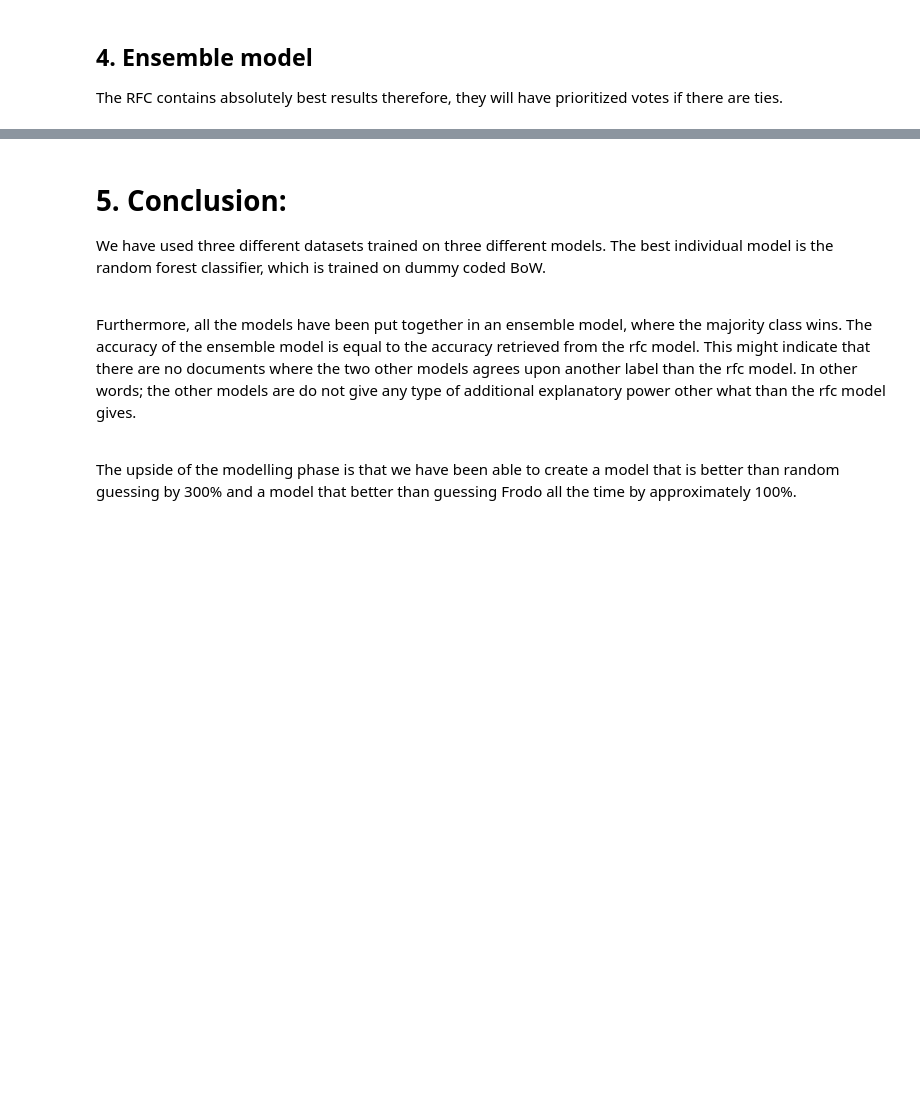
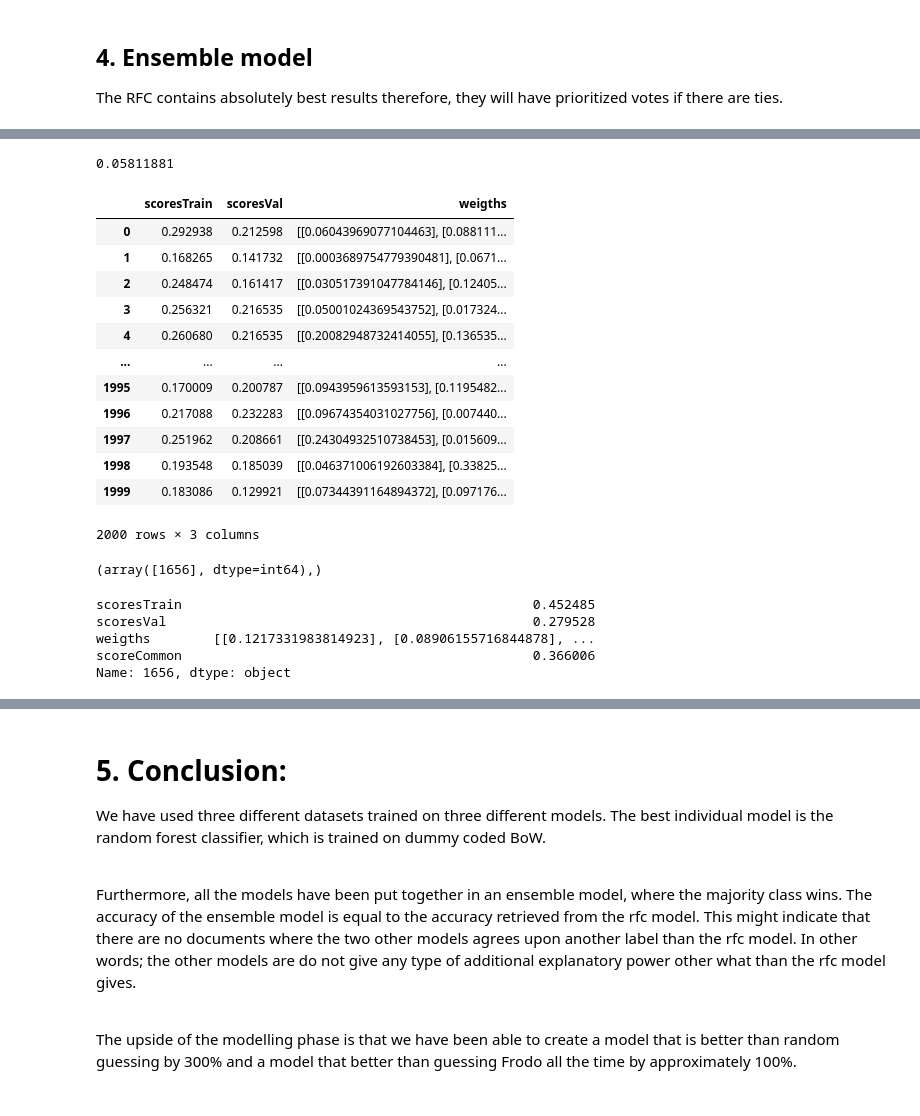
Before and after one commit to DataJakob/TDT4310-Intelligent-Textual-Analysis-And-Language-Understanding, a Jupyter notebook: model-and-eval.ipynb, the cells around one changed output, grey strips where cells are left out. Drawn from its saved outputs; the diff is of its cells as text; code cells hidden in the pictures; blank space fills up the shorter version.

```diff
--- a/model-and-eval.ipynb
+++ b/model-and-eval.ipynb
@@ -596,0 +630,5 @@ ACC(final_preds, A_tar_y)
+# %%
+bravo = str()
+for i in range(len(alfa)):
+    bravo +=' '
+    bravo += str(alfa[i])
@@ -596,0 +731,4 @@ ACC(final_preds, A_tar_y)
+# %%
+APtrain[0][0]
+# %% [output]
+0.05811881
@@ -596,0 +748,10 @@ ACC(final_preds, A_tar_y)
+# %%
+def part_B(P, target, weigths):
+
+    label_list = []
+    for i in range(len(P)):
+        prob = np.diag(P[i]) @ weigths
+        label = np.argmax(prob)
+        label_list.append(label)
+    score = ACC(label_list, target)
+    return [score, weigths]
@@ -596,0 +763,40 @@ ACC(final_preds, A_tar_y)
+# %%
+def part_C():
+    score_df = pd.DataFrame()
+
+    scoresTrain = []
+    scoresVal = []
+    weigths = []
+    for i in range(2000):
+        w = np.random.dirichlet(np.ones(10),size=1).T
+
+        first = part_A(APtrain, BPtrain, CPtrain)
+        second = part_B(first, A_tra_y, w )
+
+        third = part_A(APval, BPval, CPval)
+        fourth = part_B(third, C_val_y, w)
+        scoresTrain.append(second[0])
+        scoresVal.append(fourth[0])
+        weigths.append(second[1])
+    score_df['scoresTrain'] = scoresTrain
+    score_df['scoresVal'] = scoresVal
+    score_df['weigths'] = weigths
+    return score_df
+# %%
+wackatron = part_C()
+# %%
+wackatron
+# %% [output]
+|  | scoresTrain | scoresVal | weigths |
+| 0 | 0.292938 | 0.212598 | [[0.06043969077104463], [0.088111... |
+| 1 | 0.168265 | 0.141732 | [[0.0003689754779390481], [0.0671... |
+| 2 | 0.248474 | 0.161417 | [[0.030517391047784146], [0.12405... |
+| 3 | 0.256321 | 0.216535 | [[0.05001024369543752], [0.017324... |
+| 4 | 0.260680 | 0.216535 | [[0.20082948732414055], [0.136535... |
+| ... | ... | ... | ... |
+| 1995 | 0.170009 | 0.200787 | [[0.0943959613593153], [0.1195482... |
+| 1996 | 0.217088 | 0.232283 | [[0.09674354031027756], [0.007440... |
+| 1997 | 0.251962 | 0.208661 | [[0.24304932510738453], [0.015609... |
+| 1998 | 0.193548 | 0.185039 | [[0.046371006192603384], [0.33825... |
+| 1999 | 0.183086 | 0.129921 | [[0.07344391164894372], [0.097176... |
+2000 rows × 3 columns
@@ -596,0 +805,12 @@ ACC(final_preds, A_tar_y)
+# %%
+np.where(wackatron['scoreCommon'] == max(wackatron['scoreCommon']))
+# %% [output]
+(array([1656], dtype=int64),)
+# %%
+wackatron.iloc[1656]
+# %% [output]
+scoresTrain                                             0.452485
+scoresVal                                               0.279528
+weigths        [[0.1217331983814923], [0.08906155716844878], ...
+scoreCommon                                             0.366006
+Name: 1656, dtype: object
```
Also changed, not shown: parts of 34 cells of this notebook, 3 other files.
